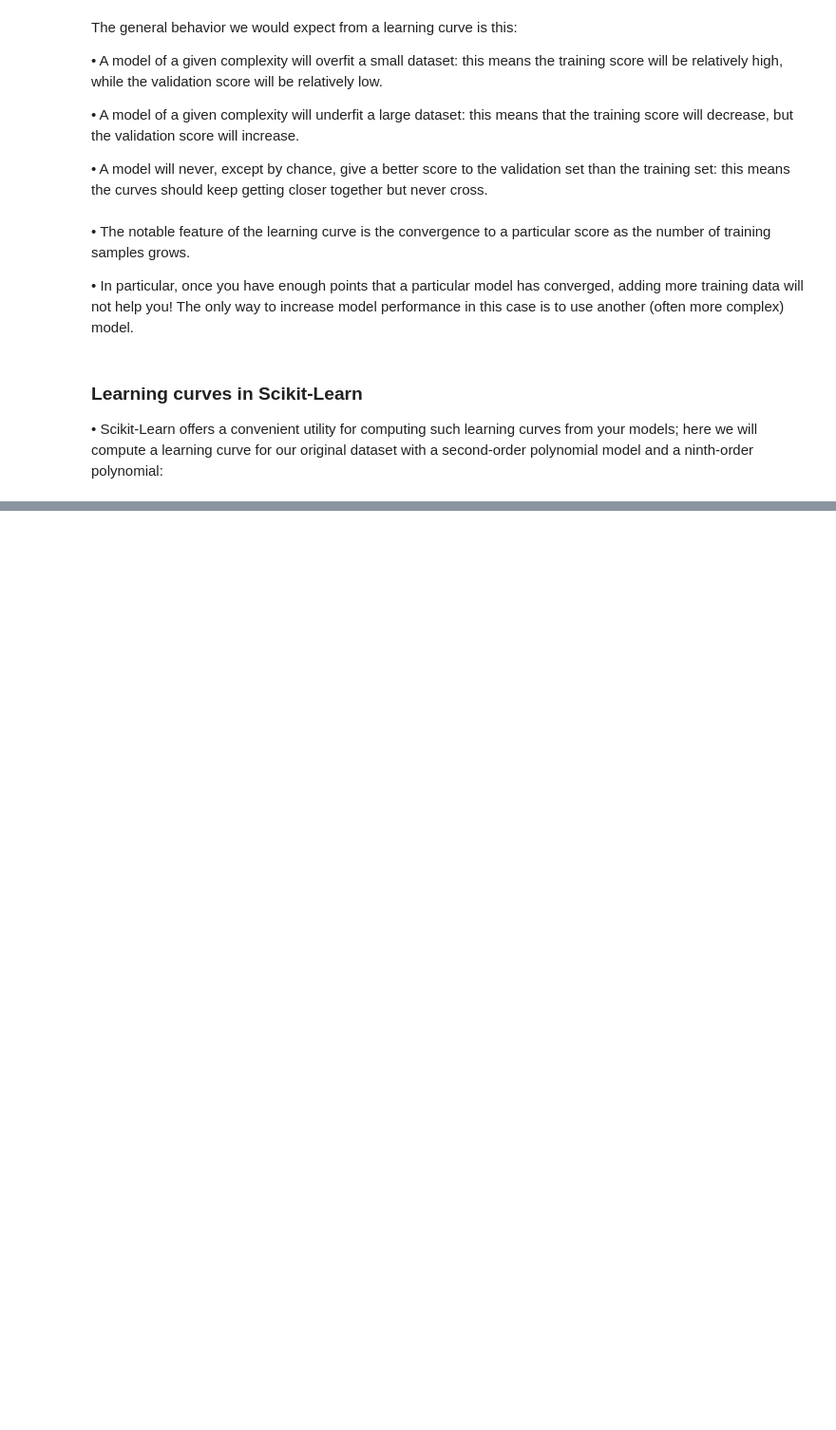
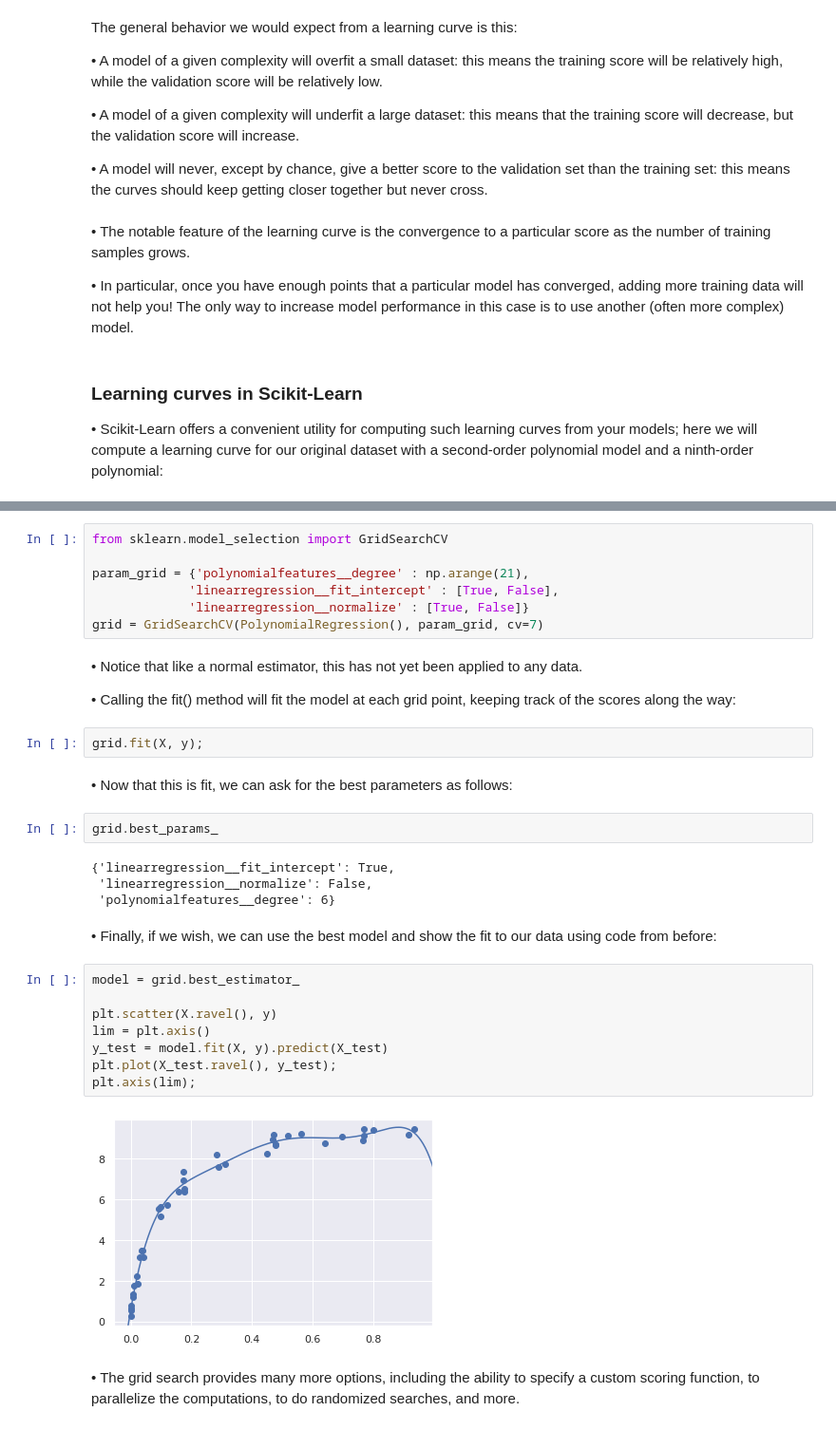
Before and after one commit to rajesh1994/python_excercise_programiz, a Jupyter notebook: python/12_scikit_learn/2. Hyperparameters and Model Validation.ipynb, the cells around one changed output, grey strips where cells are left out. Shown: that part at 95% size. Cells and saved outputs as stored; diff of their text form; blank space fills up the shorter version.

Commit message:
2. Hyperparameters and Model Validation.ipynb - Completed

```diff
--- a/python/12_scikit_learn/2. Hyperparameters and Model Validation.ipynb
+++ b/python/12_scikit_learn/2. Hyperparameters and Model Validation.ipynb
@@ -333,0 +368,35 @@ for i, degree in enumerate([2, 9]):
+# %%
+from sklearn.model_selection import GridSearchCV
+
+param_grid = {'polynomialfeatures__degree' : np.arange(21),
+             'linearregression__fit_intercept' : [True, False],
+             'linearregression__normalize' : [True, False]}
+grid = GridSearchCV(PolynomialRegression(), param_grid, cv=7)
+# %% [markdown]
+• Notice that like a normal estimator, this has not yet been applied to any data.
+
+• Calling the fit() method will fit the model at each grid point, keeping track of the scores along the way:
+# %%
+grid.fit(X, y);
+# %% [markdown]
+• Now that this is fit, we can ask for the best parameters as follows:
+# %%
+grid.best_params_
+# %% [output]
+{'linearregression__fit_intercept': True,
+ 'linearregression__normalize': False,
+ 'polynomialfeatures__degree': 6}
+# %% [markdown]
+• Finally, if we wish, we can use the best model and show the fit to our data using code from before:
+# %%
+model = grid.best_estimator_
+
+plt.scatter(X.ravel(), y)
+lim = plt.axis()
+y_test = model.fit(X, y).predict(X_test)
+plt.plot(X_test.ravel(), y_test);
+plt.axis(lim);
+# %% [output]
+[figure, added]
+# %% [markdown]
+• The grid search provides many more options, including the ability to specify a custom scoring function, to parallelize the computations, to do randomized searches, and more.
```
Also changed, not shown: parts of 4 cells of this notebook.
